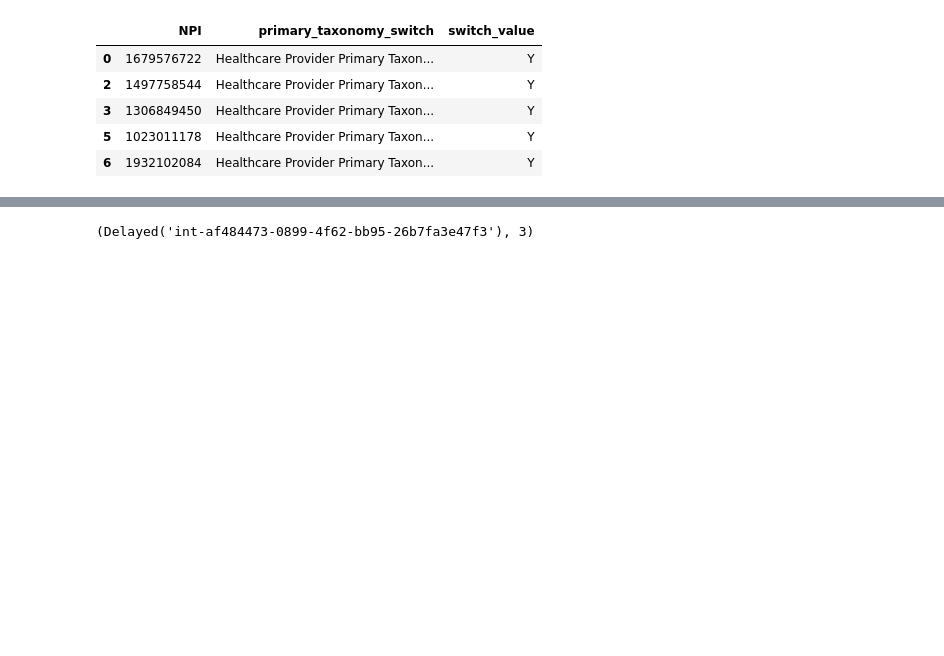
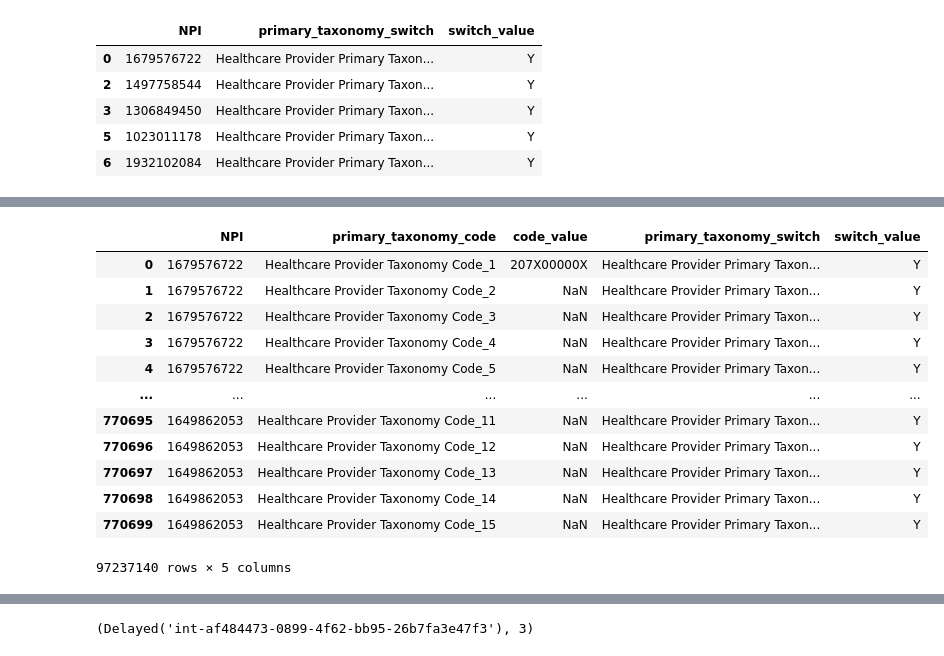
Before and after one commit to maevadevs/Hcbb-Hop-Team, a Jupyter notebook: notebooks/cleaning_hops_data.ipynb, the cells around one changed output, grey strips where cells are left out. Drawn from its saved outputs; the diff is of its cells as text; code cells hidden in the pictures; blank space fills up the shorter version.

```diff
--- a/notebooks/cleaning_hops_data.ipynb
+++ b/notebooks/cleaning_hops_data.ipynb
@@ -280,0 +315,2 @@ npi_tax_code_melt=npi_tax_code_melt.rename(columns = {'value':'code_value'})
+# %%
+npi_tax_code_melt = npi_tax_code_melt.merge(dfmelt_switch, how='inner', on='NPI')
@@ -280,0 +329,16 @@ npi_tax_code_melt=npi_tax_code_melt.rename(columns = {'value':'code_value'})
+# %%
+npi_tax_code_melt.compute()
+# %% [output]
+|  | NPI | primary_taxonomy_code | code_value | primary_taxonomy_switch | switch_value |
+| 0 | 1679576722 | Healthcare Provider Taxonomy Code_1 | 207X00000X | Healthcare Provider Primary Taxon... | Y |
+| 1 | 1679576722 | Healthcare Provider Taxonomy Code_2 | NaN | Healthcare Provider Primary Taxon... | Y |
+| 2 | 1679576722 | Healthcare Provider Taxonomy Code_3 | NaN | Healthcare Provider Primary Taxon... | Y |
+| 3 | 1679576722 | Healthcare Provider Taxonomy Code_4 | NaN | Healthcare Provider Primary Taxon... | Y |
+| 4 | 1679576722 | Healthcare Provider Taxonomy Code_5 | NaN | Healthcare Provider Primary Taxon... | Y |
+| ... | ... | ... | ... | ... | ... |
+| 770695 | 1649862053 | Healthcare Provider Taxonomy Code_11 | NaN | Healthcare Provider Primary Taxon... | Y |
+| 770696 | 1649862053 | Healthcare Provider Taxonomy Code_12 | NaN | Healthcare Provider Primary Taxon... | Y |
+| 770697 | 1649862053 | Healthcare Provider Taxonomy Code_13 | NaN | Healthcare Provider Primary Taxon... | Y |
+| 770698 | 1649862053 | Healthcare Provider Taxonomy Code_14 | NaN | Healthcare Provider Primary Taxon... | Y |
+| 770699 | 1649862053 | Healthcare Provider Taxonomy Code_15 | NaN | Healthcare Provider Primary Taxon... | Y |
+97237140 rows × 5 columns
```
Also changed, not shown: parts of 24 cells of this notebook, 1 other file.
